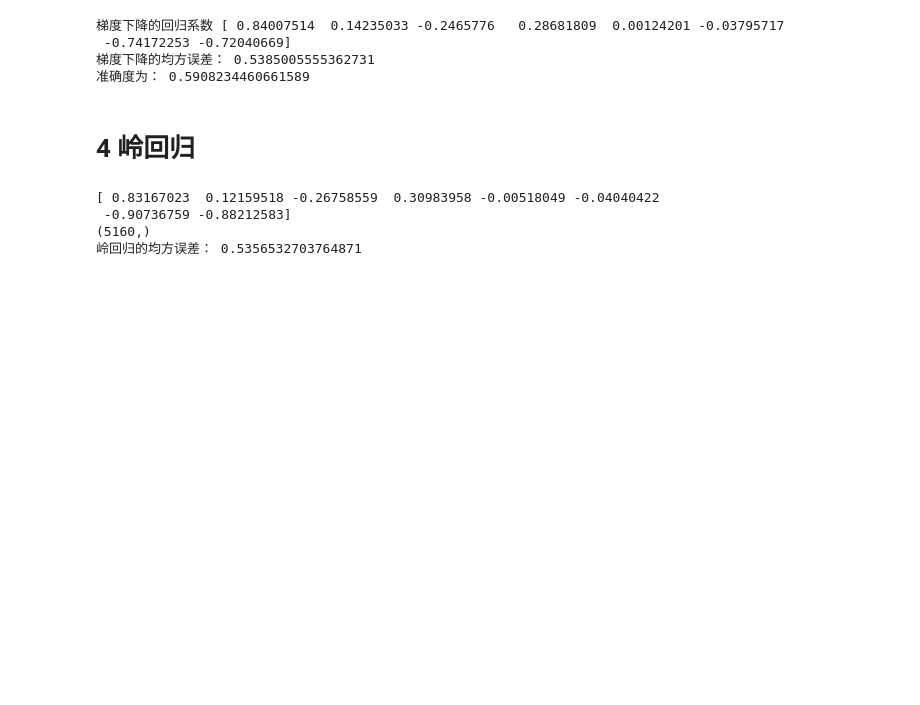
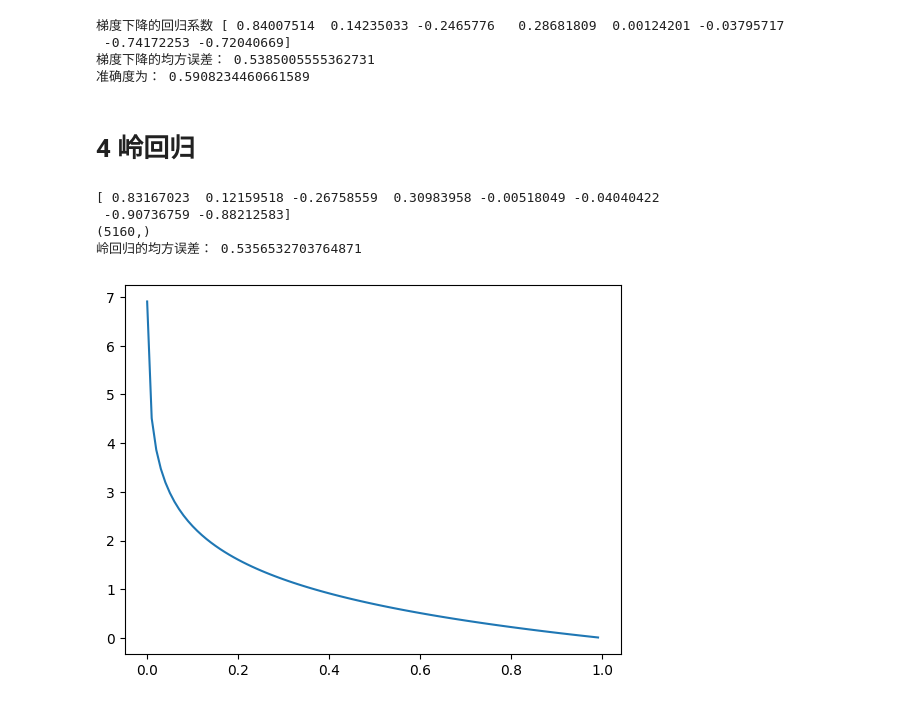
Before and after one commit to Brynn-jx/DeepLearning, a Jupyter notebook: machine_learning/回归算法.ipynb, the cells around one changed output. Saved outputs shown, nothing was run; the diff lists cells and outputs as text; code cells hidden in the pictures; blank space fills up the shorter version.

```diff
--- a/machine_learning/回归算法.ipynb
+++ b/machine_learning/回归算法.ipynb
@@ -218,3 +218,10 @@ print("岭回归的均方误差：", mean_squared_error(y_test, y_predict))
  -0.90736759 -0.88212583]
 (5160,)
 岭回归的均方误差： 0.5356532703764871
+# %%
+x=np.arange(0.001,1,0.01) #0-1之间，步长0.01
+import matplotlib.pyplot as plt
+plt.plot(x,-np.log(x))  #以e为底部
+plt.show()
+# %% [output]
+[figure, added]
```
Also changed, not shown: parts of 13 cells of this notebook.
